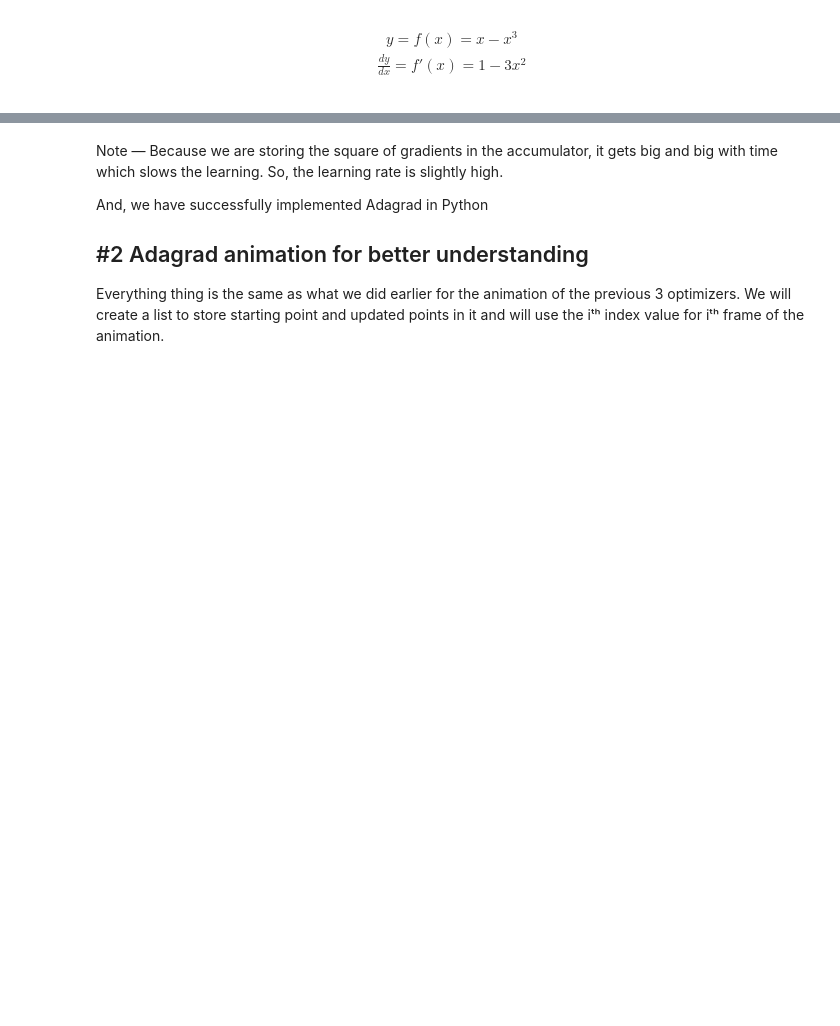
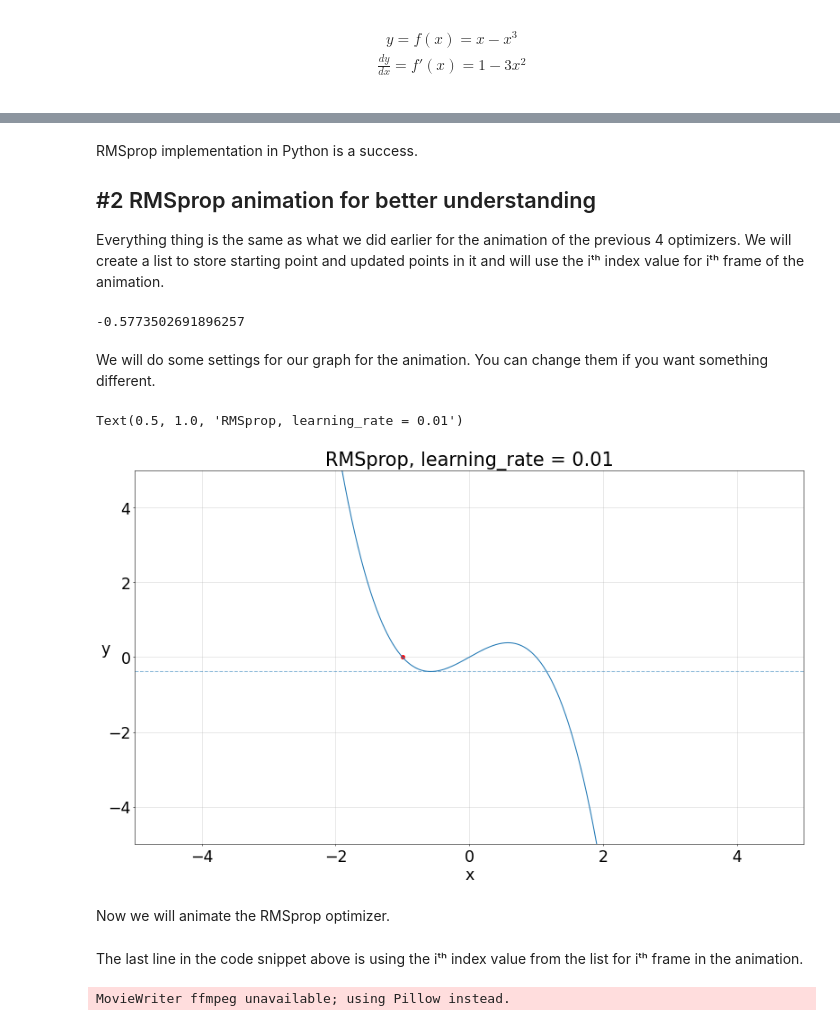
Before and after one commit to Baker-B/nn_conspect, a Jupyter notebook: own_tutorial_8.ipynb, the cells around one changed output, grey strips where cells are left out. Drawn from its saved outputs; the diff is of its cells as text; code cells hidden in the pictures; blank space fills up the shorter version.

```diff
--- a/own_tutorial_8.ipynb
+++ b/own_tutorial_8.ipynb
@@ -98,8 +103,57 @@ point                                        # Minima
 # %% [markdown]
-Note — Because we are storing the square of gradients in the accumulator, it gets big and big with time which slows the learning. So, the learning rate is slightly high.
+RMSprop implementation in Python is a success.
 
-And, we have successfully implemented Adagrad in Python
+## #2 RMSprop animation for better understanding
 
-## #2 Adagrad animation for better understanding
-
-Everything thing is the same as what we did earlier for the animation of the previous 3 optimizers. We will create a list to store starting point and updated points in it and will use the iᵗʰ index value for iᵗʰ frame of the animation.
+Everything thing is the same as what we did earlier for the animation of the previous 4 optimizers. We will create a list to store starting point and updated points in it and will use the iᵗʰ index value for iᵗʰ frame of the animation.
+# %%
+import matplotlib.pyplot as plt
+import matplotlib.animation as animation
+from matplotlib.animation import PillowWriter
+point_rmsprop = [-1]                      # initiating list with
+                                          # starting point in it
+point = -1                                # step 1
+learning_rate = 0.01
+
+rho = 0.9                                 # step 2
+accumulator = 0
+epsilon = 10**-8
+
+for i in range(1000):                     # step 3
+    accumulator = rho * accumulator + (1 - rho) * fdash(point)**2 # step 3.1
+    update = - learning_rate * fdash(point) / (accumulator**0.5 + epsilon) # step 3.2
+    point += update                       # step 3.3
+
+    point_rmsprop.append(point)           # adding updated point to
+                                          # the list
+
+point                                     # Minima
+# %% [output]
+-0.5773502691896257
+# %% [markdown]
+We will do some settings for our graph for the animation. You can change them if you want something different.
+# %%
+plt.rcParams.update({'font.size': 25})
+
+fig = plt.figure(dpi = 50)
+fig.set_figheight(10.80)
+fig.set_figwidth(19.20)
+
+x_ = np.linspace(-5, 5, 10000)
+y_ = f(x_)
+
+ax = plt.axes()
+ax.plot(x_, y_)
+ax.grid(alpha = 0.5)
+ax.set_xlim(-5, 5)
+ax.set_ylim(-5, 5)
+ax.set_xlabel('x')
+ax.set_ylabel('y', rotation = 0)
+ax.scatter(-1, f(-1), color = 'red')
+ax.hlines(f(-0.5773502691896256), -5, 5, linestyles = 'dashed', alpha = 0.5)
+ax.set_title('RMSprop, learning_rate = 0.01')
+# %% [output]
+Text(0.5, 1.0, 'RMSprop, learning_rate = 0.01')
+[figure, added]
+# %% [markdown]
+Now we will animate the RMSprop optimizer.
@@ -105,0 +173,7 @@ Everything thing is the same as what we did earlier for the animation of the pre
+# %% [markdown]
+The last line in the code snippet above is using the iᵗʰ index value from the list for iᵗʰ frame in the animation.
+# %%
+anim = animation.FuncAnimation(fig, animate, frames = 200, interval = 10)
+anim.save('2.5.SGD_RMSprop.gif')
+# %% [output]
+MovieWriter ffmpeg unavailable; using Pillow instead.
```
Also changed, not shown: parts of 12 cells of this notebook, 2 other files.
